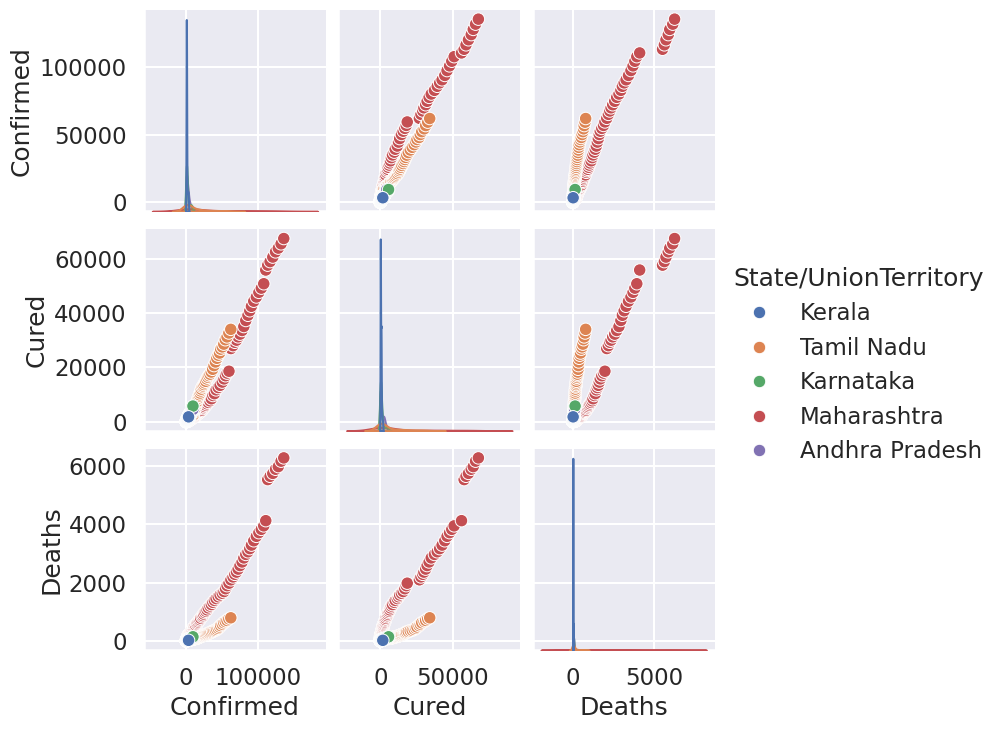
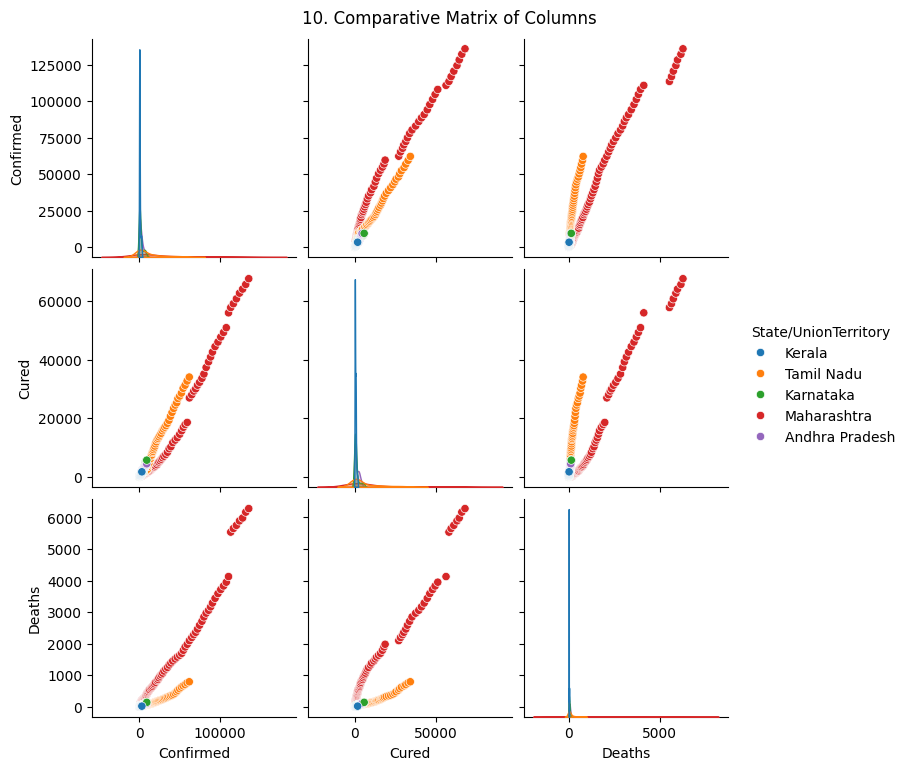
The change to this notebook cell's code, shown as a diff; its figure went from the first image to the second:
--- before
+++ after
@@ -1,3 +1,4 @@
 # Query 10 (Pair Grid): Comparative matrix of columns
 
-sns.pairplot(data=df_top5[['Confirmed', 'Cured', 'Deaths', 'State/UnionTerritory']], hue='State/UnionTerritory')
+Q10 = sns.pairplot(data=df_top5[['Confirmed', 'Cured', 'Deaths', 'State/UnionTerritory']], hue='State/UnionTerritory')
+Q10.fig.suptitle('10. Comparative Matrix of Columns', y=1.02)

Commit: Created using Colab